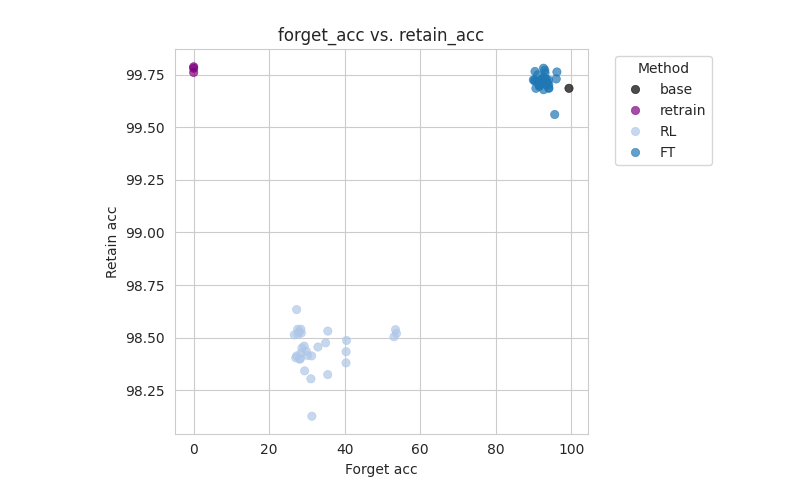
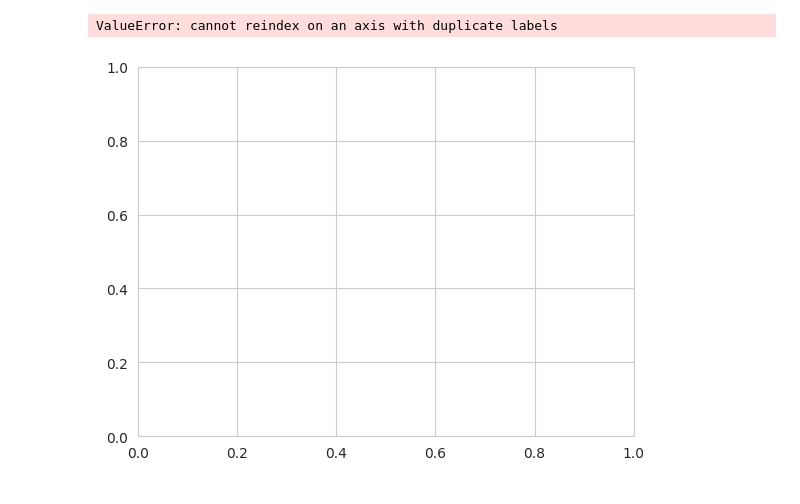
Before and after one commit to probabilistic-adaptation/verifying_unlearning_2026, a Jupyter notebook: visualize_results.ipynb, the cells around one changed output. Saved outputs shown, nothing was run; the diff lists cells and outputs as text; code cells hidden in the pictures.

```diff
--- a/visualize_results.ipynb
+++ b/visualize_results.ipynb
@@ -214,10 +215,11 @@ results
 # %%
-results = gather_results("results/seed_6", base=True, retrain=True)
+results = gather_results("results/seed_4", base=True, retrain=True)
                         #  epochs = [-99, 0, 1, 2, 3, 4, 5, 6])
 results_scatterplot(
     results,
     x_metric = "forget_acc", y_metric = "retain_acc",
     color_by = "method"
     )
 # %% [output]
+ValueError: cannot reindex on an axis with duplicate labels
-[figure, old version]
+[figure, new version]
```
Also changed, not shown: parts of 1 cell of this notebook, 12 other files.
